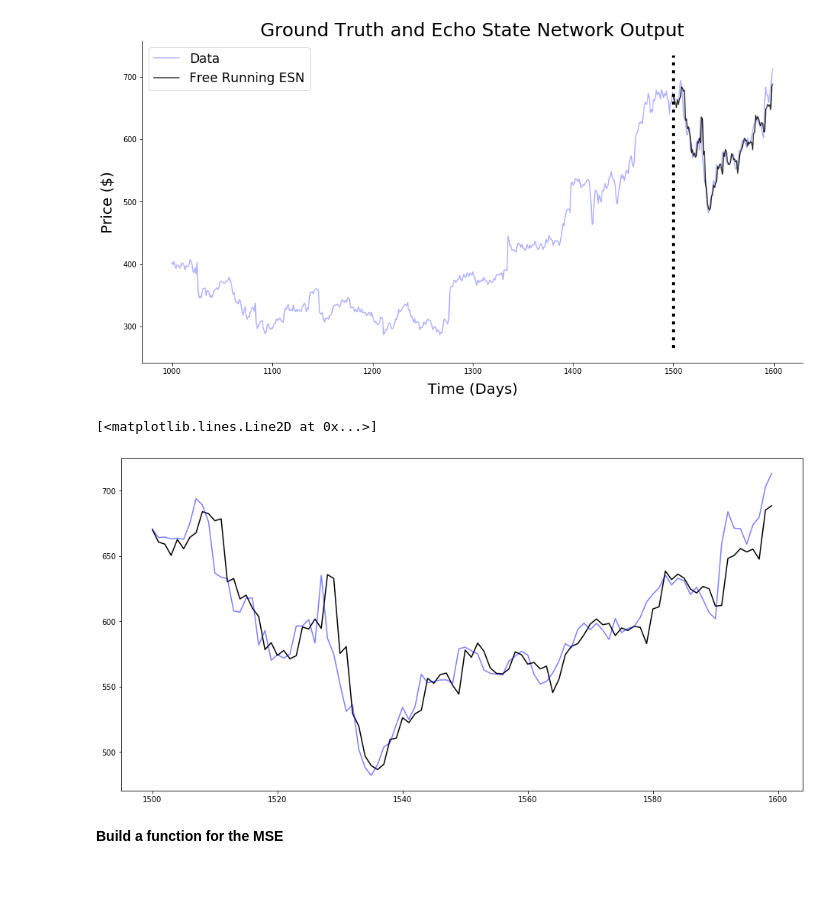
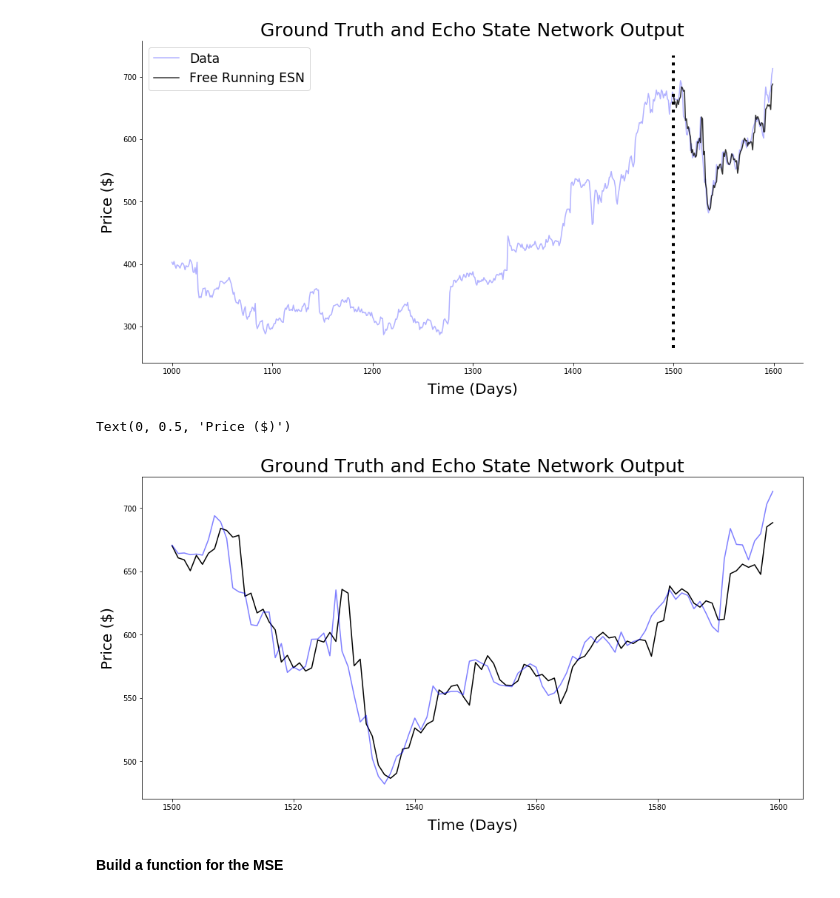
Before and after one commit to sangqle/Study, a Jupyter notebook: jupyter-notebook/EchoStateNetworks/Echo_State_Networks.ipynb, the cells around one changed output. Saved outputs shown, nothing was run; the diff lists cells and outputs as text; code cells hidden in the pictures.

```diff
--- a/jupyter-notebook/EchoStateNetworks/Echo_State_Networks.ipynb
+++ b/jupyter-notebook/EchoStateNetworks/Echo_State_Networks.ipynb
@@ -87,12 +87,15 @@ plt.savefig('demo.png')
 # %%
 plt.figure(figsize=(16,8))
 
 plt.plot(range(trainlen,trainlen+futureTotal),pred_tot,'k',  alpha=1, label='Free Running ESN')
 # lo,hi = plt.ylim()
 plt.plot(range(1500,trainlen+futureTotal),data[1500:trainlen+futureTotal],'b',label="Data", alpha=0.5)
+plt.title(r'Ground Truth and Echo State Network Output', fontsize=25)
+plt.xlabel(r'Time (Days)', fontsize=20,labelpad=10)
+plt.ylabel(r'Price ($)', fontsize=20,labelpad=10)
 # %% [output]
-[<matplotlib.lines.Line2D at 0x...>]
+Text(0, 0.5, 'Price ($)')
-[figure, old version]
+[figure, new version]
 # %% [markdown]
 **Build a function for the MSE**
 # %% [markdown]
```
Also changed, not shown: 4 other files.
